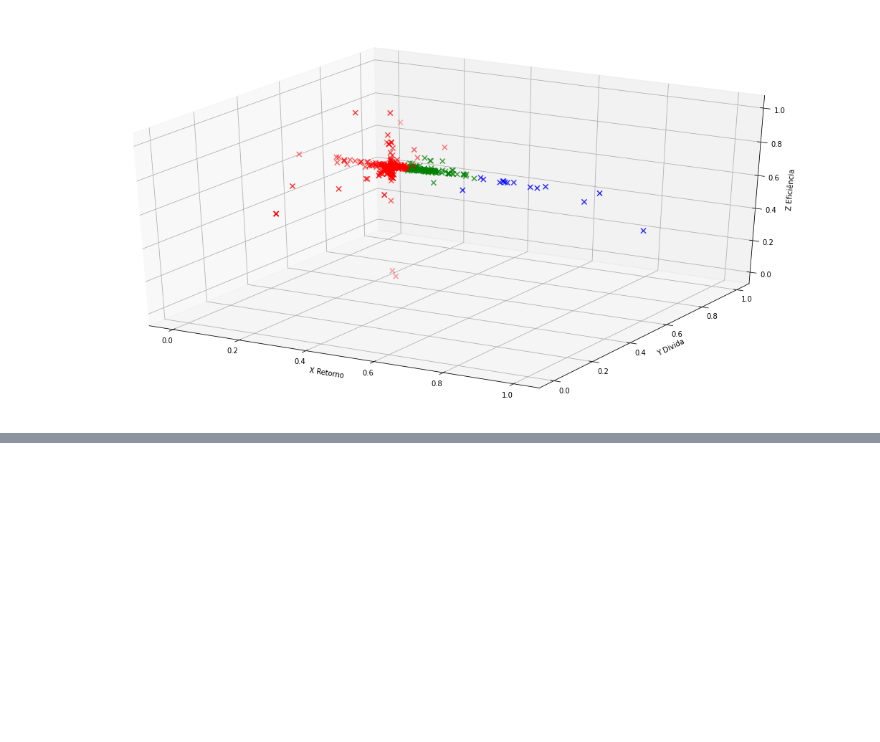
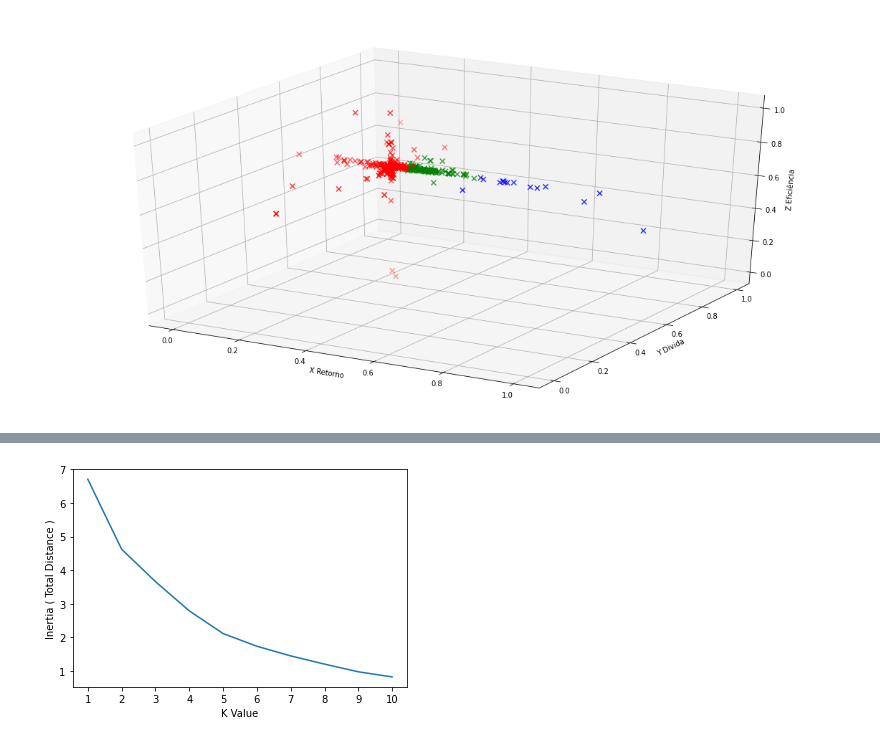
Before and after one commit to andssuu/PBEA7347, a Jupyter notebook: notebooks/b3_kmeans.ipynb, the cells around one changed output, grey strips where cells are left out. Cells and saved outputs as stored; diff of their text form; code cells hidden in the pictures; blank space fills up the shorter version.

Commit message:
Kmeans inertia_

```diff
--- a/notebooks/b3_kmeans.ipynb
+++ b/notebooks/b3_kmeans.ipynb
@@ -65,0 +61,27 @@ plt.show()
+# %%
+#LOAD IRIS DATASET
+# iris=datasets.load_iris()
+x=normalized_data
+# target=iris.target
+#Create a function that calculates Inertia for n times
+#We will sweep through 1 to n to find the optimal cluster number
+def cluster_variance(n):
+    variances=[]
+    kmeans=[]
+    outputs=[]
+    K=[i for i in range(1,n+1)]
+    for i in range(1,n+1):
+        variance=0
+        model=KMeans(n_clusters=i,random_state=0,verbose=0).fit(x)
+        kmeans.append(model)
+        variances.append(model.inertia_)
+
+    return variances,K,n
+variances,K,n=cluster_variance(10)
+plt.plot(K,variances)
+plt.ylabel("Inertia ( Total Distance )")
+plt.xlabel("K Value")
+plt.xticks([i for i in range(1,n+1)])
+plt.show()
+# %% [output]
+[figure, added]
```
Also changed, not shown: parts of 3 cells of this notebook.
